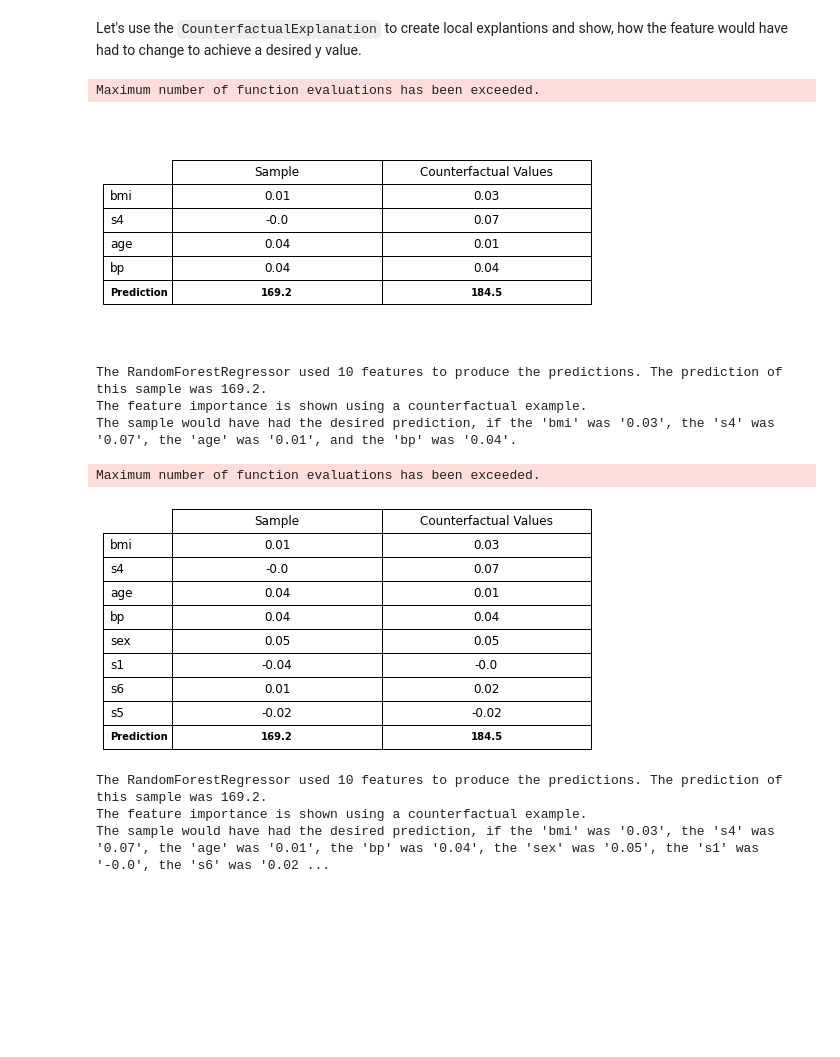
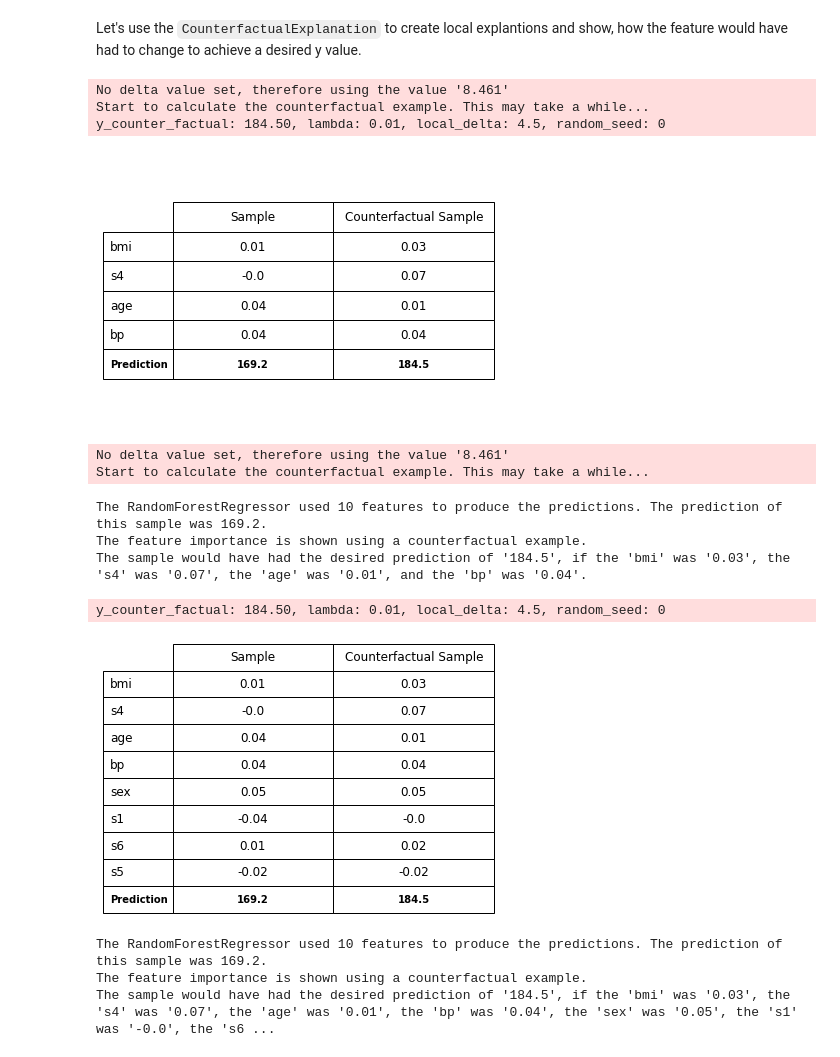
Before and after one commit to MauroLuzzatto/explainy, a Jupyter notebook: docs/examples/01-explainy-intro.ipynb, the cells around one changed output. Saved outputs shown, nothing was run; the diff lists cells and outputs as text; code cells hidden in the pictures; blank space fills up the shorter version.

```diff
--- a/docs/examples/01-explainy-intro.ipynb
+++ b/docs/examples/01-explainy-intro.ipynb
@@ -151,25 +159,33 @@ Let's use the `CounterfactualExplanation` to create local explantions and show,
 # %%
 from explainy.explanations import CounterfactualExplanation
 
 # Local, Contrastive
 number_of_features = 6
 sample_index = 2
 for number_of_features in [4, 8]:
     explainer = CounterfactualExplanation(
-        X_test, y_test, model, number_of_features, y_desired=180.0
+        X_test,
+        y_test,
+        model,
+        y_desired=180.0,
+        number_of_features=number_of_features,
     )
     explanation = explainer.explain(sample_index)
     explainer.plot(sample_index)
     print(explanation)
-    print("\n")
+    print("\n" * 2)
 # %% [output]
-Maximum number of function evaluations has been exceeded.
+No delta value set, therefore using the value '8.461'
+Start to calculate the counterfactual example. This may take a while...
+y_counter_factual: 184.50, lambda: 0.01, local_delta: 4.5, random_seed: 0
-[figure, old version]
+[figure, new version]
-The RandomForestRegressor used 10 features to produce the predictions. The prediction of this sample was 169.2.
-The feature importance is shown using a counterfactual example.
-The sample would have had the desired prediction, if the 'bmi' was '0.03', the 's4' was '0.07', the 'age' was '0.01', and the 'bp' was '0.04'.
+No delta value set, therefore using the value '8.461'
+Start to calculate the counterfactual example. This may take a while...
-Maximum number of function evaluations has been exceeded.
+The RandomForestRegressor used 10 features to produce the predictions. The prediction of this sample was 169.2.
+The feature importance is shown using a counterfactual example.
+The sample would have had the desired prediction of '184.5', if the 'bmi' was '0.03', the 's4' was '0.07', the 'age' was '0.01', and the 'bp' was '0.04'.
+y_counter_factual: 184.50, lambda: 0.01, local_delta: 4.5, random_seed: 0
-[figure, old version]
+[figure, new version]
-The RandomForestRegressor used 10 features to produce the predictions. The prediction of this sample was 169.2.
-The feature importance is shown using a counterfactual example.
-The sample would have had the desired prediction, if the 'bmi' was '0.03', the 's4' was '0.07', the 'age' was '0.01', the 'bp' was '0.04', the 'sex' was '0.05', the 's1' was '-0.0', the 's6' was '0.02 ...
+The RandomForestRegressor used 10 features to produce the predictions. The prediction of this sample was 169.2.
+The feature importance is shown using a counterfactual example.
+The sample would have had the desired prediction of '184.5', if the 'bmi' was '0.03', the 's4' was '0.07', the 'age' was '0.01', the 'bp' was '0.04', the 'sex' was '0.05', the 's1' was '-0.0', the 's6 ...
```
Also changed, not shown: parts of 7 cells of this notebook, 7 other files.
